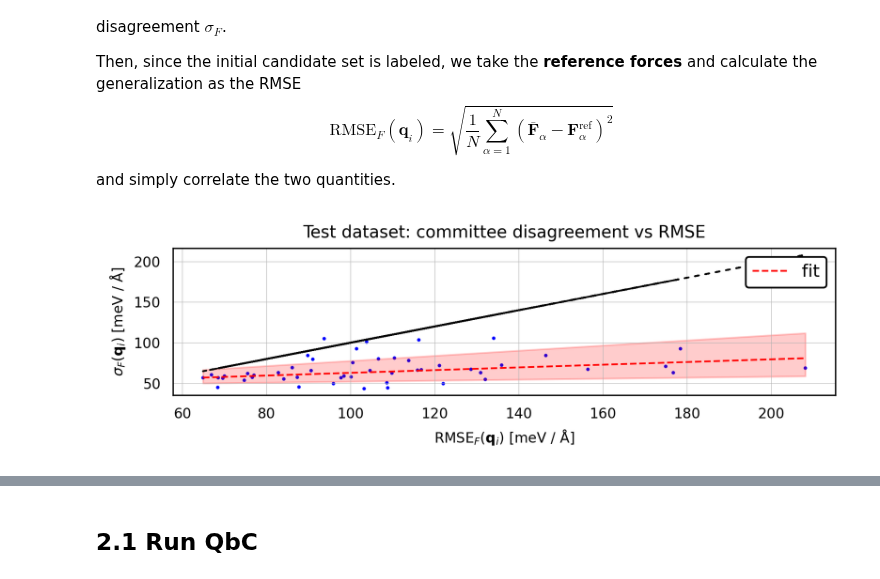
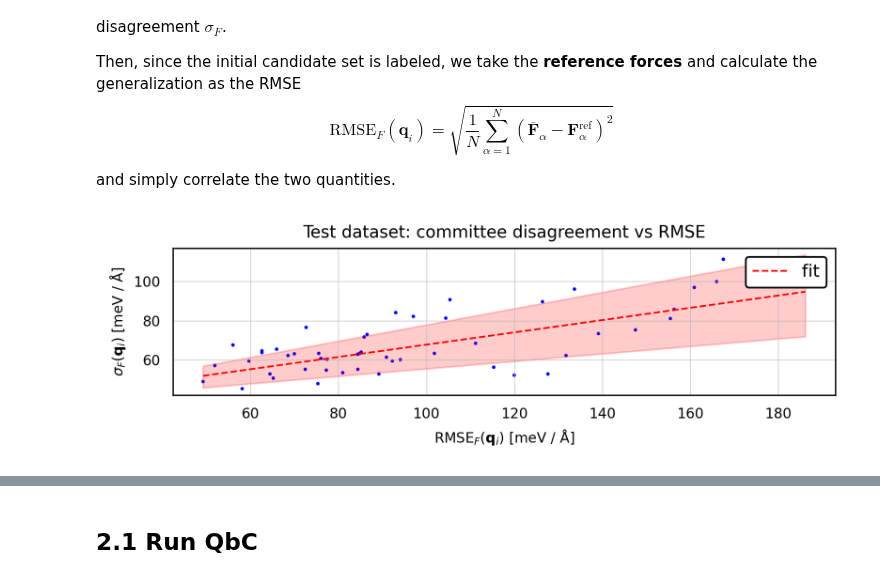
Before and after one commit to sabia-group/AL-tutorial, a Jupyter notebook: notebooks/1-zundel.ipynb, the cells around one changed output, grey strips where cells are left out. Saved outputs shown, nothing was run; the diff lists cells and outputs as text; code cells hidden in the pictures.

```diff
--- a/notebooks/1-zundel.ipynb
+++ b/notebooks/1-zundel.ipynb
@@ -99,7 +101,7 @@ n_test       = 50   # number of test structures
 n_committee  = 4    # number of MACE committee members
 
 # parallelization ;)
-parallel     = False # whether to parallelize the training (this should work for Linux)
+parallel     = True if sys.platform.startswith("linux") else False # whether to parallelize the training (this should work for Linux)
 
 # QbC
 n_iter_qbc = 15     # number of QbC iterations
@@ -401,6 +402,9 @@ and simply correlate the two quantities.
 # - predictions are saved in separate files (one per model)
 # - we will compare these predictions to evaluate disagreement and RMSE vs reference
 
+# --------------------------------
+# Evaluation (it might take time)
+# --------------------------------
 for n in tqdm(range(n_committee)):
     eval_mace(
         f'{init_train_folder}/models/mace.com={n:d}_compiled.model',   # compiled model file
@@ -415,42 +419,44 @@ mace_forces = np.array([
 ])
 
 # Load reference forces (e.g., from DFT): shape (N_structures, N_atoms, 3)
-ref_forces = np.array(extxyz2array(f'{init_train_folder}/structures/test.extxyz', keyword='forces'))
+ref_forces = np.array(extxyz2array(f'{init_train_folder}/structures/test.extxyz', keyword='REF_forces'))
 
 # Compute disagreement (std dev over committee) and RMSE (vs reference)
 corr = {}
 corr['sigma'] = 1000*forces2disagreement(mace_forces)         # σ: model disagreement per structure # eV to meV conversion
 corr['RMSE']  = 1000*forces2rmse(mace_forces, ref_forces)     # RMSE: vs. reference per structure   # eV to meV conversion
 
 # Perform Theil–Sen regression: RMSE (x) → σ (y)
 slope, intercept, lower, upper = theilslopes(corr['sigma'], corr['RMSE'])
 
+# --------------------------------
 # Plotting
-# ---------------------------------------
+# --------------------------------
 
 # Diagonal line (for comparison only)
-plt.plot(corr["RMSE"], corr["RMSE"], color='k', dashes=(2, 4), dash_capstyle='round')
+# plt.plot(corr["RMSE"], corr["RMSE"], color='k', dashes=(2, 4), dash_capstyle='round')
 
 # Scatter plot: RMSE vs σ
 plt.scatter(corr["RMSE"], corr["sigma"], color="blue", s=1)
 
 # Theil–Sen regression line
 x_vals = np.linspace(min(corr["RMSE"]), max(corr["RMSE"]), 100)
 plt.plot(x_vals, slope * x_vals + intercept, 'r--', label='fit')
 
 # Uncertainty bounds
 plt.fill_between(x_vals, lower * x_vals + intercept, upper * x_vals + intercept,
                  color='red', alpha=0.2)
 
 # Labels and layout
 plt.title("Test dataset: committee disagreement vs RMSE")
 plt.xlabel(r'RMSE$_F\left(\mathbf{q}_i\right)$ [meV / $\mathrm{\AA}$]')
 plt.ylabel(r'$\sigma_F \left(\mathbf{q}_i\right)$ [meV / $\mathrm{\AA}$]')
 plt.legend()
 plt.tight_layout()
+plt.savefig('images/init-train.correlation.png',dpi=300,bbox_inches='tight')
 plt.show()
 # %% [output]
-[figure, old version]
+[figure, new version]
 # %% [markdown]
 ## 2. Query by Committee (QbC)
 
```
Also changed, not shown: parts of 9 cells of this notebook.
